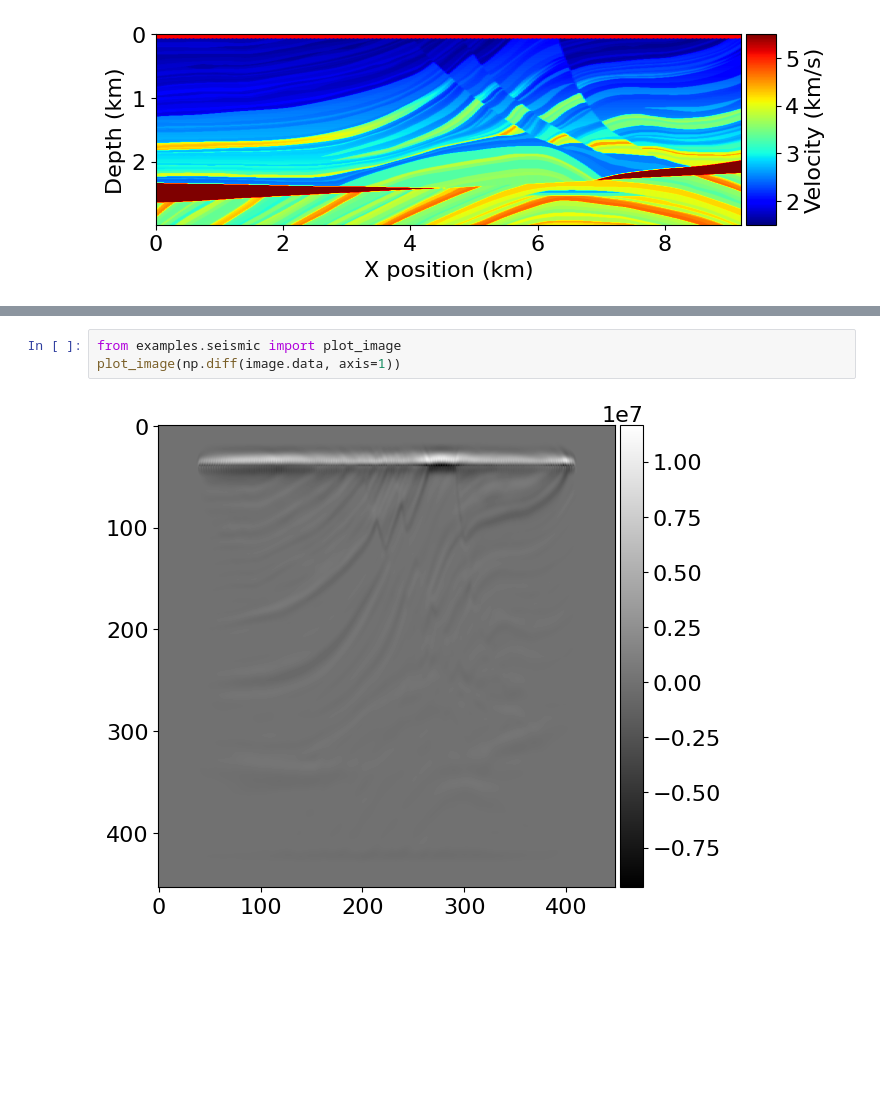
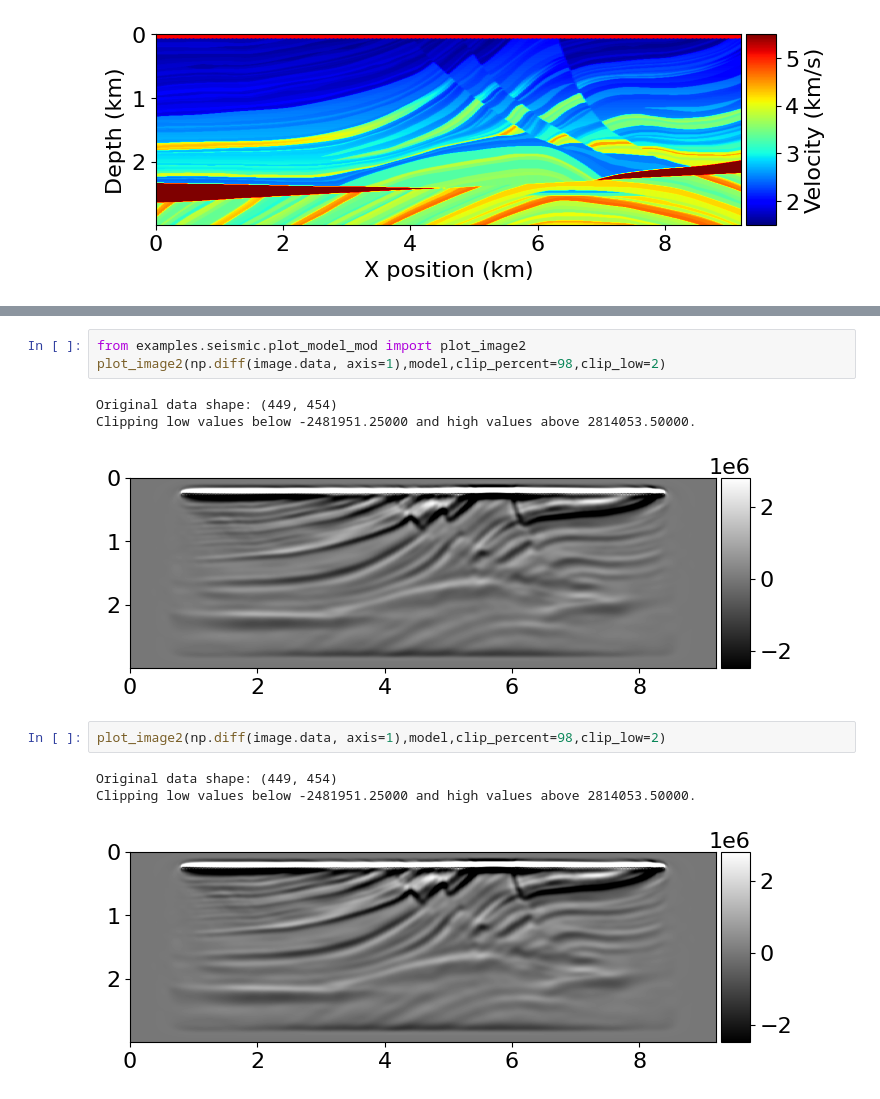
Before and after one commit to joaopaulomo/code_rtm_implemnte, a Jupyter notebook: rtm_implement.ipynb, the cells around one changed output, grey strips where cells are left out. Cells and saved outputs as stored; diff of their text form; blank space fills up the shorter version.

```diff
--- a/rtm_implement.ipynb
+++ b/rtm_implement.ipynb
@@ -164,8 +163,16 @@ Operator `Kernel` ran in 1.42 s
 ... (188 outputs left out)
 # %%
-from examples.seismic import plot_image
-plot_image(np.diff(image.data, axis=1))
+from examples.seismic.plot_model_mod import plot_image2
+plot_image2(np.diff(image.data, axis=1),model,clip_percent=98,clip_low=2)
 # %% [output]
+Original data shape: (449, 454)
+Clipping low values below -2481951.25000 and high values above 2814053.50000.
-[figure, old version]
+[figure, new version]
+# %%
+plot_image2(np.diff(image.data, axis=1),model,clip_percent=98,clip_low=2)
+# %% [output]
+Original data shape: (449, 454)
+Clipping low values below -2481951.25000 and high values above 2814053.50000.
+[figure, added]
 # %%
 sliced_image = image.data[model.nbl:-model.nbl, model.nbl:-model.nbl]
```
Also changed, not shown: parts of 13 cells of this notebook, 1 other file.
